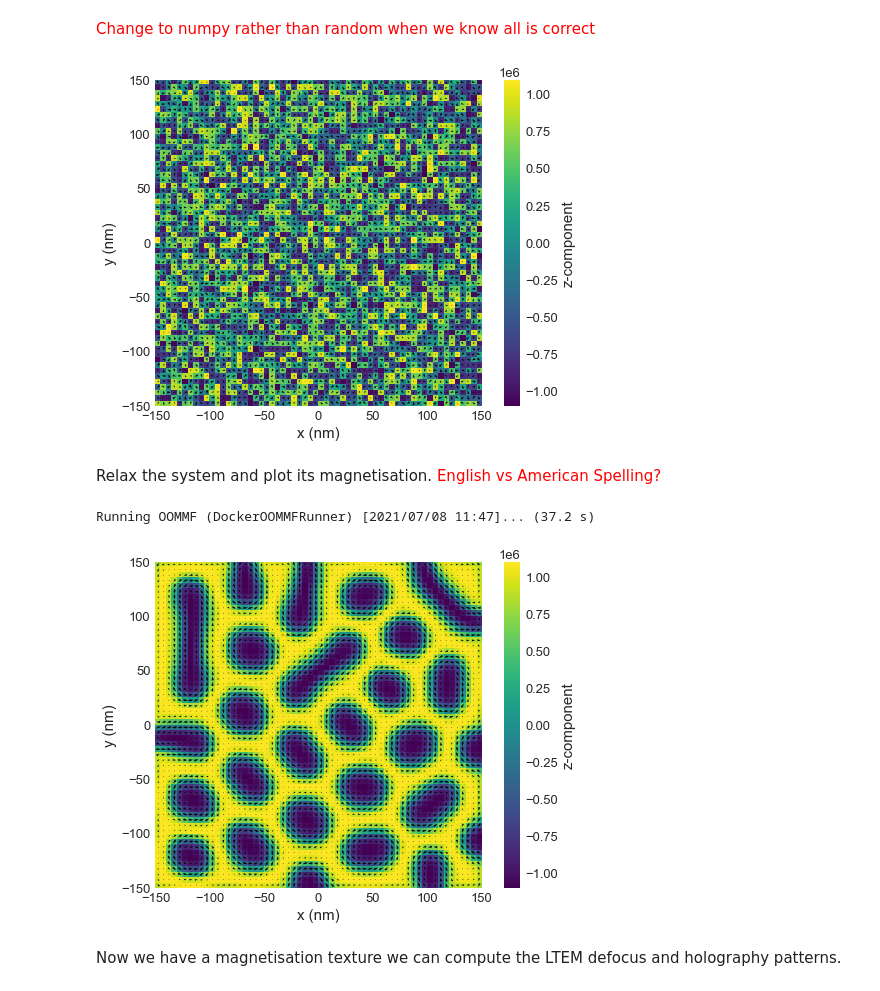
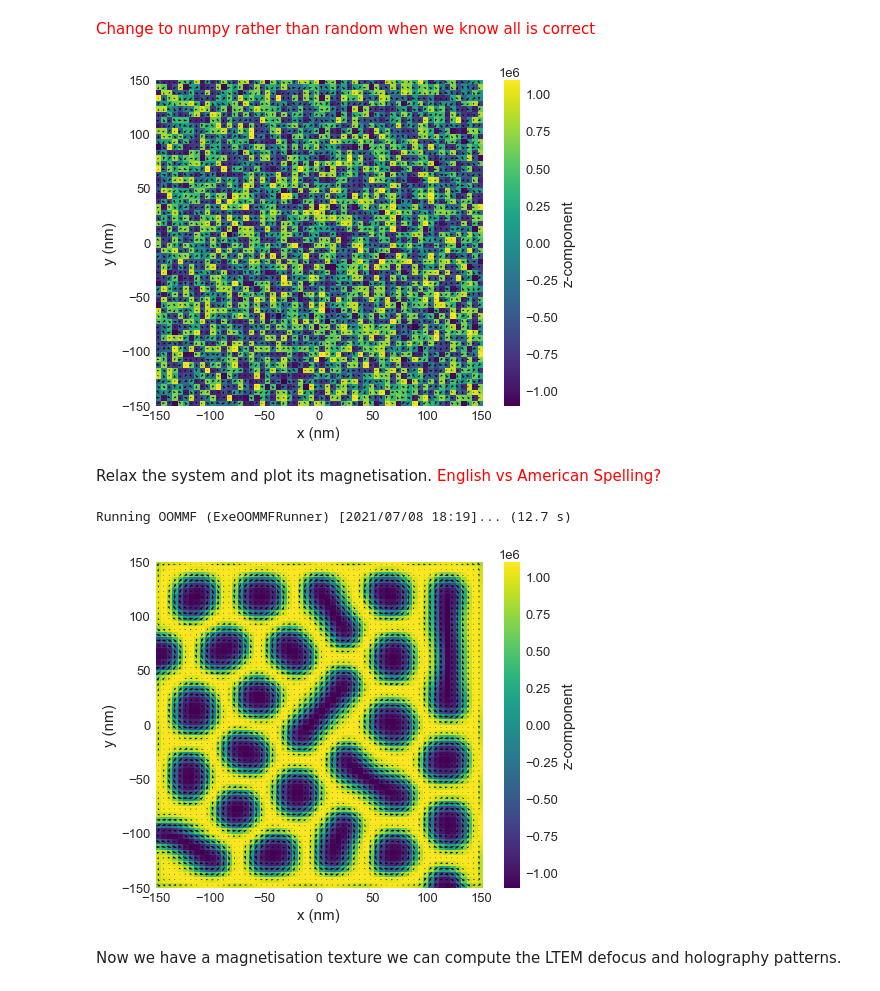
Before and after one commit to ubermag/mag2exp, a Jupyter notebook: docs/ipynb/Lorentz_TEM.ipynb, the cells around one changed output. Drawn from its saved outputs; the diff is of its cells as text; code cells hidden in the pictures.

```diff
--- a/docs/ipynb/Lorentz_TEM.ipynb
+++ b/docs/ipynb/Lorentz_TEM.ipynb
@@ -18,33 +18,33 @@ A micromagnetic simulation can be set up using <code>Ubermag</code> to obtain a
 # %%
 %matplotlib inline
 import oommfc as oc
 import discretisedfield as df
 import micromagneticmodel as mm
-import random
-random.seed(1)
+import numpy as np
+import ubermagutil.units as uu
+np.random.seed(1)
 
 region = df.Region(p1=(-150e-9, -150e-9, 0), p2=(150e-9, 150e-9, 20e-9))
 mesh = df.Mesh(region=region, cell=(5e-9, 5e-9, 5e-9))
 
 system = mm.System(name='Box2')
 
 system.energy = (mm.Exchange(A=1.6e-11)
                  + mm.DMI(D=4e-3, crystalclass='T')
                  + mm.UniaxialAnisotropy(K=0.51e6, u=(0, 0, 1))
                  + mm.Demag()
                  + mm.Zeeman(H=(0, 0, 2e5)))
 
 Ms = 1.1e6
 
 def m_fun(pos):
-    return [2*random.random()-1 for i in range(3)]
-    # return 2 * np.random.rand(3) - 1
+    return 2 * np.random.rand(3) - 1
 
 # create system with above geometry and initial magnetisation
 system.m = df.Field(mesh, dim=3, value=m_fun, norm=Ms)
 system.m.plane('z').mpl()
 # %% [output]
-[figure, old version]
+[figure, new version]
 # %% [markdown]
 Relax the system and plot its magnetisation. <span style='color:red'>English vs American Spelling?</span>
 # %%
@@ -55,8 +55,8 @@ md.drive(system)
 # Plot relaxed configuration: vectors in z-plane
 system.m.plane('z').mpl()
 # %% [output]
-Running OOMMF (DockerOOMMFRunner) [2021/07/08 11:47]... (37.2 s)
+Running OOMMF (ExeOOMMFRunner) [2021/07/08 18:19]... (12.7 s)
-[figure, old version]
+[figure, new version]
 # %% [markdown]
 Now we have a magnetisation texture we can compute the LTEM defocus and holography patterns.
 # %% [markdown]
```
Also changed, not shown: parts of 10 cells of this notebook.
